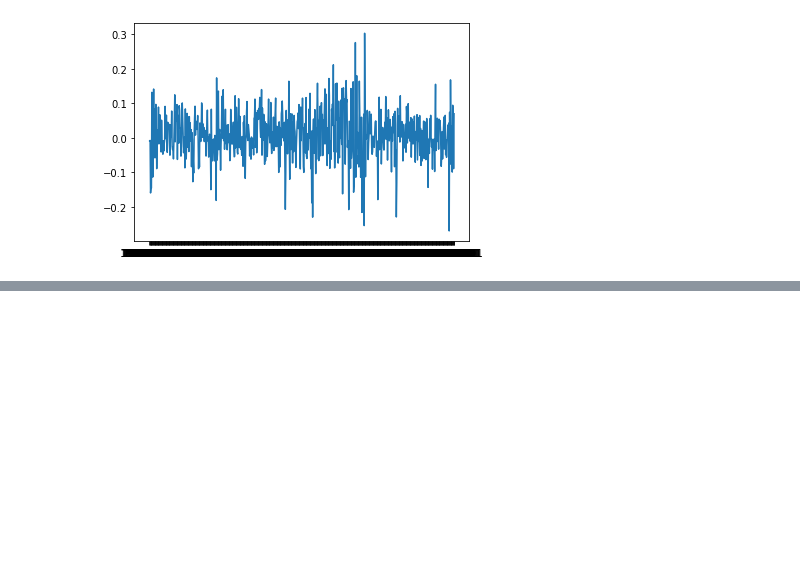
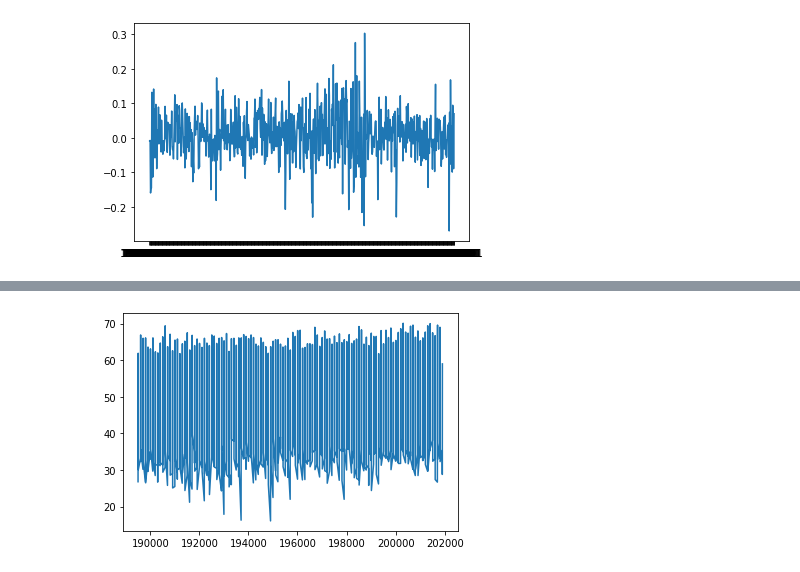
Before and after one commit to damiansp/TS, a Jupyter notebook: python/practical_TSA/02_understanding_TS_data/04_differencing.py.ipynb, the cells around one changed output, grey strips where cells are left out. Saved outputs shown, nothing was run; the diff lists cells and outputs as text; code cells hidden in the pictures; blank space fills up the shorter version.

```diff
--- a/python/practical_TSA/02_understanding_TS_data/04_differencing.py.ipynb
+++ b/python/practical_TSA/02_understanding_TS_data/04_differencing.py.ipynb
@@ -31,3 +39,7 @@ plt.plot(dat.Date, np.log(dat['Adj Close']));
 plt.plot(dat.Date, np.log(dat['Adj Close']).diff(1));
 # %% [output]
 [figure]
+# %%
+or_temp = pd.read_csv(f'{DATA}/or_monthly_mean_temp_1895-2019.csv',
+                      parse_dates=True)
+or_temp.head()
@@ -33,0 +53,4 @@ plt.plot(dat.Date, np.log(dat['Adj Close']).diff(1));
+# %%
+plt.plot(or_temp.Date, or_temp.Value);
+# %% [output]
+[figure, added]
```
Also changed, not shown: parts of 5 cells of this notebook.
